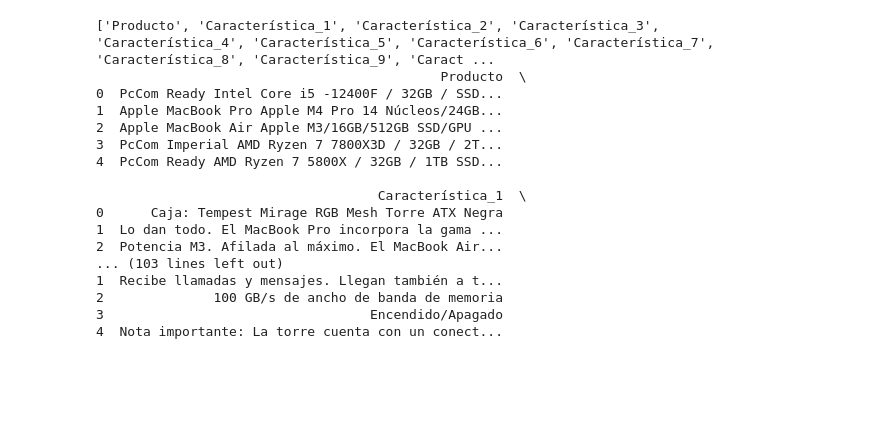
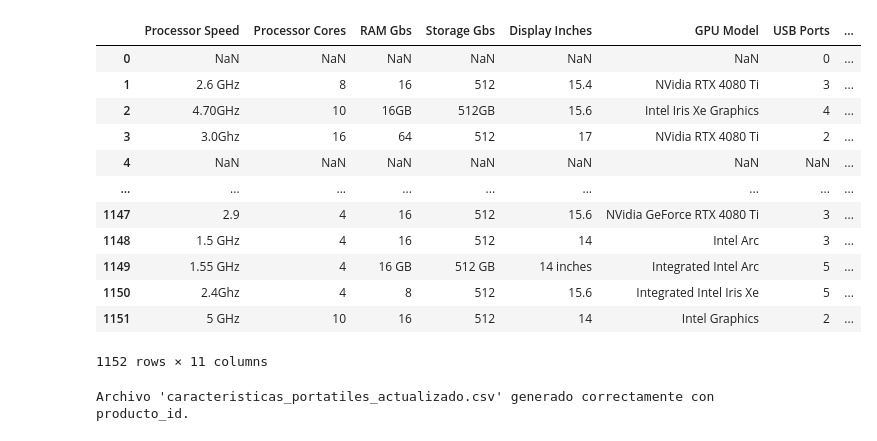
Before and after one commit to ismaelz001/Proyecto-Final-Bootcamp, a Jupyter notebook: prueba.ipynb, the cells around one changed output. Saved outputs shown, nothing was run; the diff lists cells and outputs as text; code cells hidden in the pictures; blank space fills up the shorter version.

Commit message:
Archvicos actualizados

```diff
--- a/prueba.ipynb
+++ b/prueba.ipynb
@@ -189,22 +71,19 @@ print(df4.head())  # Verifica si los datos están bien estructurados
-# %%
-df5 = pd.read_csv('data/caracteristicas_productos_portatil.csv')
-print(df5.columns.tolist())  # Verifica los nombres exactos de las columnas
-print(df5.head())  # Verifica si los datos están bien estructurados
-# %% [output]
-['Producto', 'Característica_1', 'Característica_2', 'Característica_3', 'Característica_4', 'Característica_5', 'Característica_6', 'Característica_7', 'Característica_8', 'Característica_9', 'Caract ...
-                                            Producto  \
-0  PcCom Ready Intel Core i5 -12400F / 32GB / SSD...
-1  Apple MacBook Pro Apple M4 Pro 14 Núcleos/24GB...
-2  Apple MacBook Air Apple M3/16GB/512GB SSD/GPU ...
-3  PcCom Imperial AMD Ryzen 7 7800X3D / 32GB / 2T...
-4  PcCom Ready AMD Ryzen 7 5800X / 32GB / 1TB SSD...
-
-                                    Característica_1  \
-0      Caja: Tempest Mirage RGB Mesh Torre ATX Negra
-1  Lo dan todo. El MacBook Pro incorpora la gama ...
-2  Potencia M3. Afilada al máximo. El MacBook Air...
-... (103 lines left out)
-1  Recibe llamadas y mensajes. Llegan también a t...
-2              100 GB/s de ancho de banda de memoria
-3                                  Encendido/Apagado
-4  Nota importante: La torre cuenta con un conect...
+# %%
+
+
+df2 = pd.read_csv("data/características_portatiles_.csv")
+df2.head(1500)
+# %% [output]
+|  | Processor Speed | Processor Cores | RAM Gbs | Storage Gbs | Display Inches | GPU Model | USB Ports | ... |
+| 0 | NaN | NaN | NaN | NaN | NaN | NaN | 0 | ... |
+| 1 | 2.6 GHz | 8 | 16 | 512 | 15.4 | NVidia RTX 4080 Ti | 3 | ... |
+| 2 | 4.70GHz | 10 | 16GB | 512GB | 15.6 | Intel Iris Xe Graphics | 4 | ... |
+| 3 | 3.0Ghz | 16 | 64 | 512 | 17 | NVidia RTX 4080 Ti | 2 | ... |
+| 4 | NaN | NaN | NaN | NaN | NaN | NaN | NaN | ... |
+| ... | ... | ... | ... | ... | ... | ... | ... | ... |
+| 1147 | 2.9 | 4 | 16 | 512 | 15.6 | NVidia GeForce RTX 4080 Ti | 3 | ... |
+| 1148 | 1.5 GHz | 4 | 16 | 512 | 14 | Intel Arc | 3 | ... |
+| 1149 | 1.55 GHz | 4 | 16 GB | 512 GB | 14 inches | Integrated Intel Arc | 5 | ... |
+| 1150 | 2.4Ghz | 4 | 8 | 512 | 15.6 | Integrated Intel Iris Xe | 5 | ... |
+| 1151 | 5 GHz | 10 | 16 | 512 | 14 | Intel Graphics | 2 | ... |
+1152 rows × 11 columns
@@ -210,0 +93,27 @@ print(df5.head())  # Verifica si los datos están bien estructurados
+# %%
+import pandas as pd
+
+# Cargar los archivos CSV
+df1   # Contiene 'producto_id' y 'url'
+df2  # Contiene 'url' y características
+
+# Verificar que las columnas claves existen
+if 'url' not in df1.columns or 'url' not in df2.columns:
+    raise ValueError("Ambos archivos deben contener la columna 'url'.")
+
+# Unir los DataFrames en base a la URL
+df_caracteristicas = df2.merge(df1[['producto_id', 'url']], on='url', how='left')
+
+# Mover 'producto_id' al inicio
+columnas = ['producto_id'] + [col for col in df_caracteristicas.columns if col not in ['producto_id', 'url']]
+df_caracteristicas = df_caracteristicas[columnas]
+
+# Eliminar la columna 'url' porque ya no se necesita
+#df_caracteristicas.drop(columns=['url'], inplace=True)
+
+# Guardar el nuevo CSV listo para la base de datos
+df_caracteristicas.to_csv("data/caracteristicas_portatiles_actualizado.csv", index=False)
+
+print("Archivo 'caracteristicas_portatiles_actualizado.csv' generado correctamente con producto_id.")
+# %% [output]
+Archivo 'caracteristicas_portatiles_actualizado.csv' generado correctamente con producto_id.
```
Also changed, not shown: parts of 19 cells of this notebook, 13 other files.
